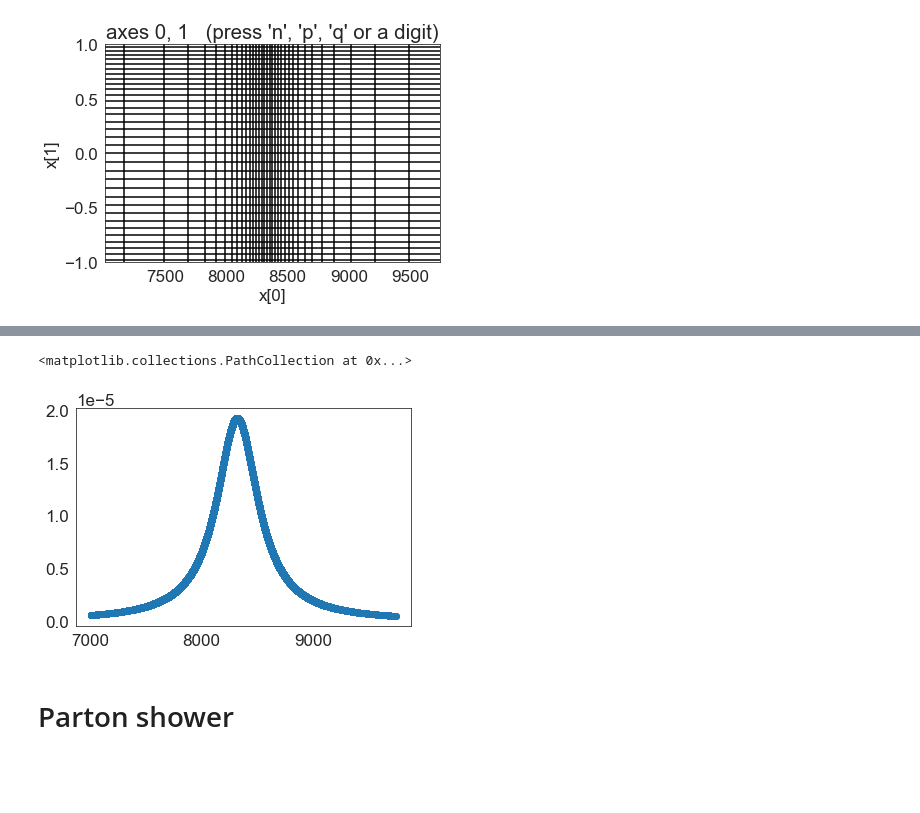
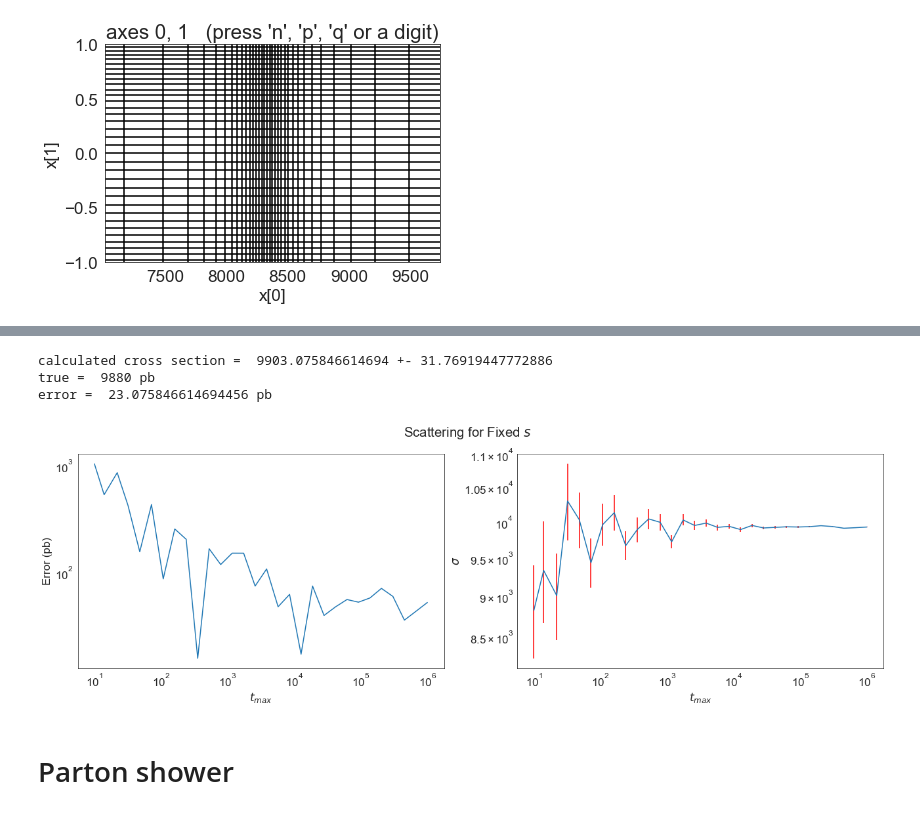
Before and after one commit to Ssalazar12/Physics, a Jupyter notebook: montecarlo_qcd/problem_1_montecarlo.ipynb, the cells around one changed output, grey strips where cells are left out. Drawn from its saved outputs; the diff is of its cells as text; code cells hidden in the pictures; blank space fills up the shorter version.

```diff
--- a/montecarlo_qcd/problem_1_montecarlo.ipynb
+++ b/montecarlo_qcd/problem_1_montecarlo.ipynb
@@ -426,8 +399,76 @@ min(sigma_eval)
-# %%
-plt.scatter(s,breit_wigner(s))
-# %% [output]
-<matplotlib.collections.PathCollection at 0x...>
-[figure, removed]
+# %%
+N_montecarlo = 10**4
+benchmark_value = 9880
+
+s, fs, costh, phi, Aq_array, Vq_array, charge_sequence, \
+                 volume_interval = init_importance_sampling(N_montecarlo)
+
+# breit wigner function
+bf_function = breit_wigner(s)
+
+# calculate sigma
+sigma_eval = diff_cross_section(s, costh, fs, charge_sequence ,Aq_array, Vq_array)
+
+phi_integral = 2*np.pi
+
+importance_sigma = Nq*phi_integral*volume_interval*(np.mean(sigma_eval/bf_function))*F_conv
+importance_uncert =  volume_interval*Nq*phi_integral*F_conv*np.sqrt((np.mean((sigma_eval/bf_function)**2) -
+                                                                    np.mean(sigma_eval/bf_function)**2)/N_montecarlo)
+
+print('calculated cross section = ', importance_sigma,'+-',importance_uncert)
+print('true = ', benchmark_value, 'pb')
+print('error = ', np.abs(importance_sigma-benchmark_value), 'pb')
+# %% [output]
+calculated cross section =  9903.075846614694 +- 31.76919447772886
+true =  9880 pb
+error =  23.075846614694456 pb
+# %%
+# calculate the cross section for several max montecarlo points
+N_list = np.logspace(1, 6,30).astype(int)
+
+sigma_list = []
+uncertainty_list = []
+error_list = []
+
+for n in N_list:
+    s, fs, costh, phi, Aq_array, Vq_array, charge_sequence, \
+                 volume_interval = init_importance_sampling(n)
+
+    # breit wigner function
+    bf_function = breit_wigner(s)
+
+    # calculate sigma
+    sigma_eval = diff_cross_section(s, costh, fs, charge_sequence ,Aq_array, Vq_array)
+
+    phi_integral = 2*np.pi
+
+    importance_sigma = Nq*phi_integral*volume_interval*(np.mean(sigma_eval/bf_function))*F_conv
+    importance_uncert =  volume_interval*Nq*phi_integral*F_conv*np.sqrt((np.mean((sigma_eval/bf_function)**2) -
+                                                                        np.mean(sigma_eval/bf_function)**2)/n)
+    error = np.abs(importance_sigma-benchmark_value)
+
+    sigma_list.append(importance_sigma)
+    uncertainty_list.append(importance_uncert)
+    error_list.append(error)
+# %%
+plt.figure(figsize=(22,6))
+plt.tight_layout()
+plt.suptitle('Scattering for Fixed $s$')
+
+plt.subplot(1,2,1)
+plt.loglog(N_list, error_list)
+plt.xlabel('$t_{max}$')
+plt.ylabel('Error (pb)')
+
+plt.subplot(1,2,2)
+plt.errorbar(N_list, sigma_list, yerr=uncertainty_list,ecolor='red')
+plt.yscale('log')
+plt.xscale('log')
+plt.xlabel('$t_{max}$')
+plt.ylabel('$\sigma$')
+plt.savefig('figures/montecarlo_importance_sampling.png')
+# %% [output]
+[figure, added]
 # %% [markdown]
 # Parton shower
 # %%
```
Also changed, not shown: parts of 22 cells of this notebook.
